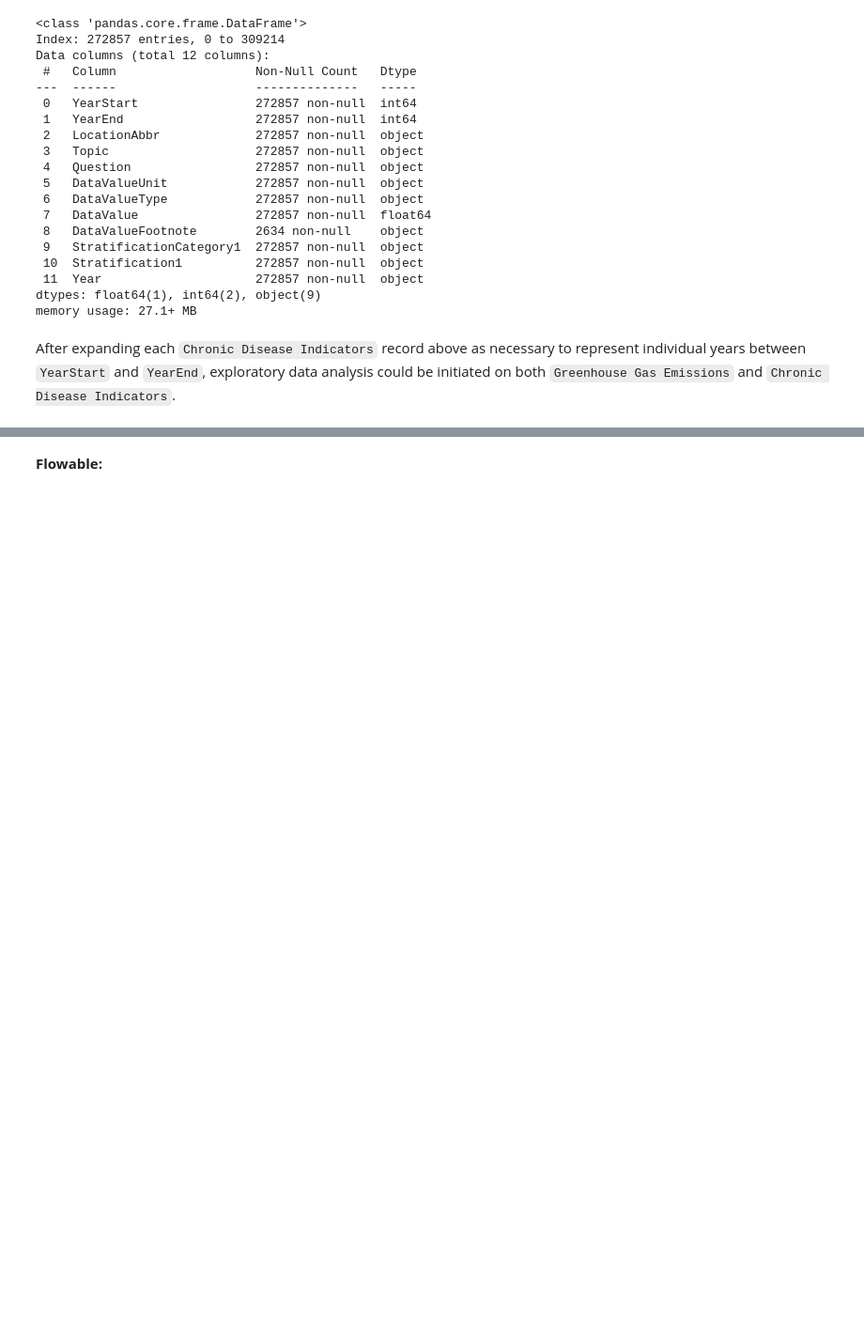
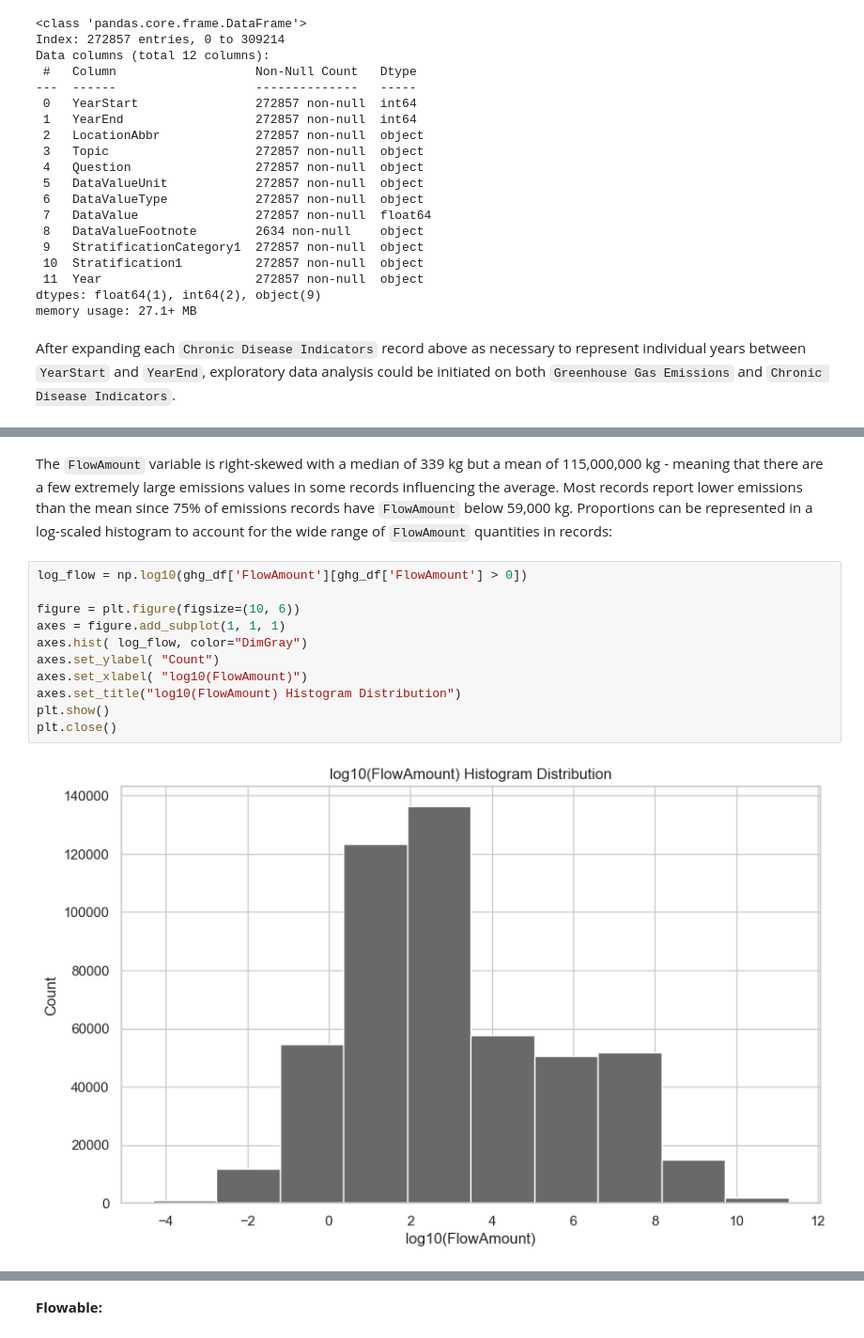
Before and after one commit to samuraijack99/EN685662-SU25-Group-2-Final-Project, a Jupyter notebook: EDA.ipynb, the cells around one changed output, grey strips where cells are left out. Shown at 94% size. Cells and saved outputs as stored; diff of their text form; blank space fills up the shorter version.

```diff
--- a/EDA.ipynb
+++ b/EDA.ipynb
@@ -267,0 +284,15 @@ To begin EDA (Exploratory Data Analysis), each variable of the `Greenhouse Gas E
+# %% [markdown]
+The `FlowAmount` variable is right-skewed with a median of 339 kg but a mean of 115,000,000 kg - meaning that there are a few extremely large emissions values in some records influencing the average. Most records report lower emissions than the mean since 75% of emissions records have `FlowAmount` below 59,000 kg. Proportions can be represented in a log-scaled histogram to account for the wide range of `FlowAmount` quantities in records:
+# %%
+log_flow = np.log10(ghg_df['FlowAmount'][ghg_df['FlowAmount'] > 0])
+
+figure = plt.figure(figsize=(10, 6))
+axes = figure.add_subplot(1, 1, 1)
+axes.hist( log_flow, color="DimGray")
+axes.set_ylabel( "Count")
+axes.set_xlabel( "log10(FlowAmount)")
+axes.set_title("log10(FlowAmount) Histogram Distribution")
+plt.show()
+plt.close()
+# %% [output]
+[figure, added]
```
Also changed, not shown: parts of 14 cells of this notebook.
